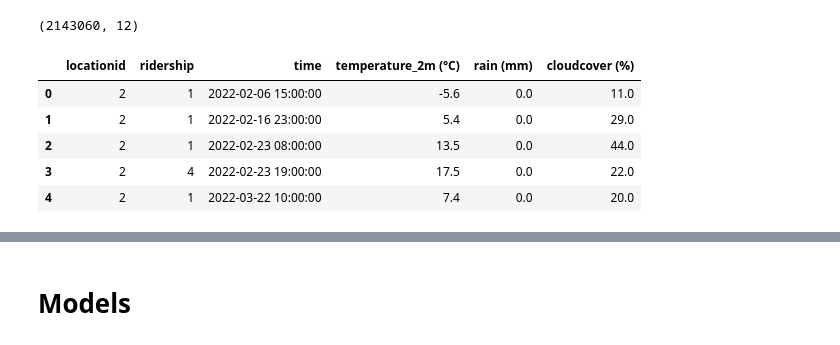
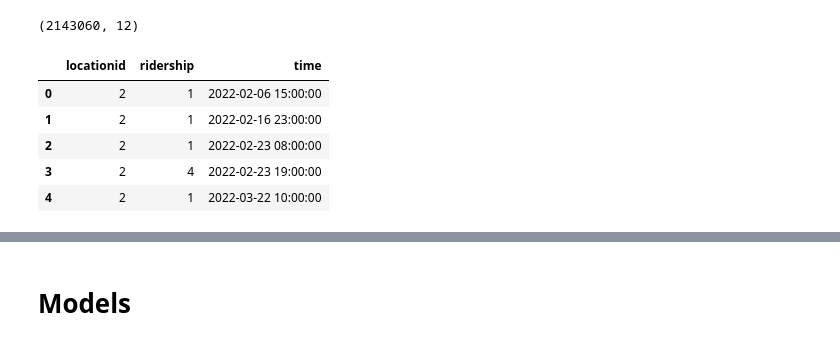
Before and after one commit to t-acheson/project2-fomo, a Jupyter notebook: data/RandForest/RF_m1.ipynb, the cells around one changed output, grey strips where cells are left out. Cells and saved outputs as stored; diff of their text form; code cells hidden in the pictures.

```diff
--- a/data/RandForest/RF_m1.ipynb
+++ b/data/RandForest/RF_m1.ipynb
@@ -64,17 +86,17 @@ df.shape
 (2143060, 12)
 # %%
 
-df = df.drop(columns=['winddirection_10m (°)', 'windspeed_10m (km/h)', 'cloudcover_high (%)',
-                      'cloudcover_mid (%)', 'cloudcover_low (%)', 'precipitation (mm)'])
+df = df.drop(columns=['temperature_2m (°C)', 'precipitation (mm)', 'rain (mm)','winddirection_10m (°)', 'windspeed_10m (km/h)', 'cloudcover_high (%)',
+                      'cloudcover_mid (%)', 'cloudcover_low (%)', 'cloudcover (%)'])
 
 df.head()
 # %% [output]
-|  | locationid | ridership | time | temperature_2m (°C) | rain (mm) | cloudcover (%) |
-| 0 | 2 | 1 | 2022-02-06 15:00:00 | -5.6 | 0.0 | 11.0 |
-| 1 | 2 | 1 | 2022-02-16 23:00:00 | 5.4 | 0.0 | 29.0 |
-| 2 | 2 | 1 | 2022-02-23 08:00:00 | 13.5 | 0.0 | 44.0 |
-| 3 | 2 | 4 | 2022-02-23 19:00:00 | 17.5 | 0.0 | 22.0 |
-| 4 | 2 | 1 | 2022-03-22 10:00:00 | 7.4 | 0.0 | 20.0 |
+|  | locationid | ridership | time |
+| 0 | 2 | 1 | 2022-02-06 15:00:00 |
+| 1 | 2 | 1 | 2022-02-16 23:00:00 |
+| 2 | 2 | 1 | 2022-02-23 08:00:00 |
+| 3 | 2 | 4 | 2022-02-23 19:00:00 |
+| 4 | 2 | 1 | 2022-03-22 10:00:00 |
 # %%
 
 df.isnull().sum()
```
Also changed, not shown: parts of 23 cells of this notebook, 4 other files.
